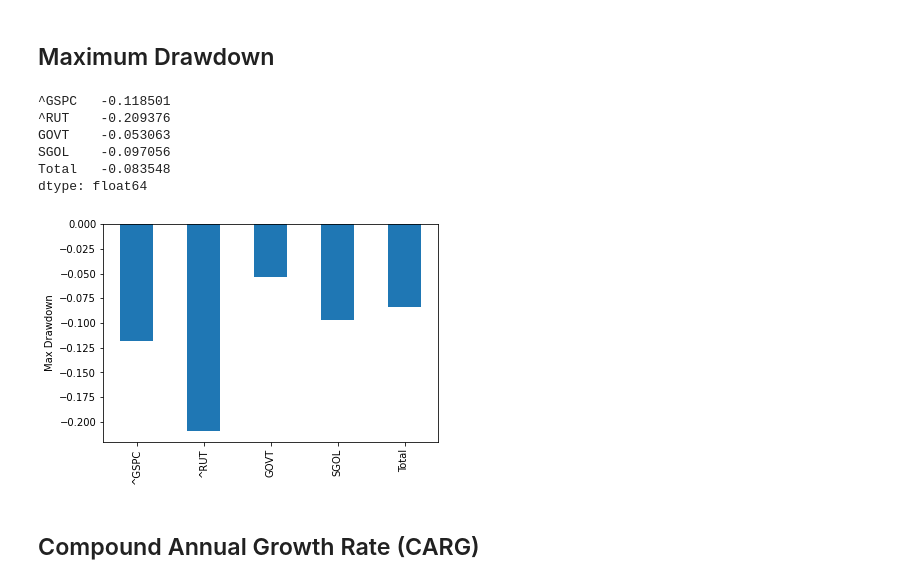
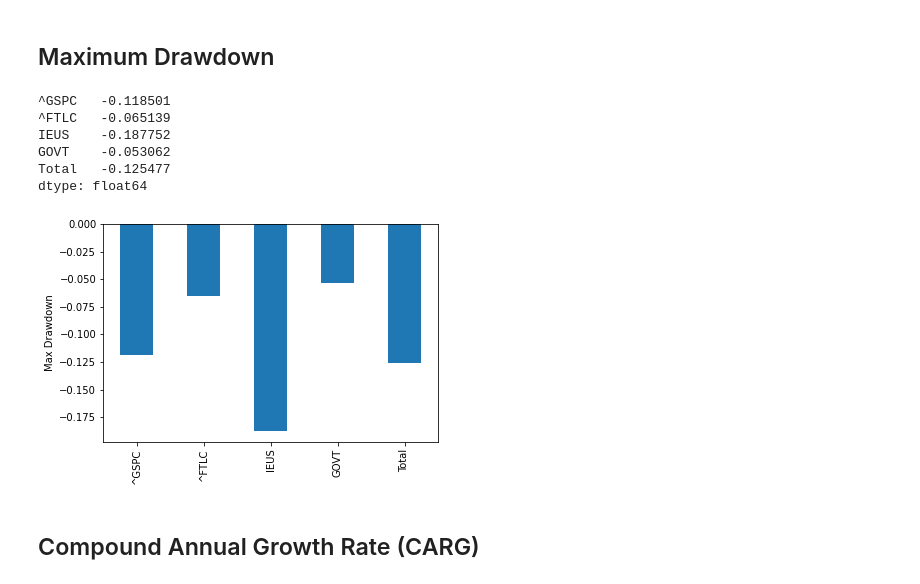
Before and after one commit to Lagher0/FinanceModels, a Jupyter notebook: Hidden_Markov_Model.ipynb, the cells around one changed output. Drawn from its saved outputs; the diff is of its cells as text; code cells hidden in the pictures.

```diff
--- a/Hidden_Markov_Model.ipynb
+++ b/Hidden_Markov_Model.ipynb
@@ -560,25 +557,25 @@ portfolio_vol
 # %%
 def max_drawdown(return_series):
     comp_ret = (return_series+1).cumprod()
     peak = comp_ret.expanding(min_periods=1).max()
     dd = (comp_ret/peak)-1
     return dd.min()
 
 daily_stock_returns = portfolio_test_values.pct_change()
-daily_stock_returns.drop(daily_stock_returns.columns[[1,3,5,6]], axis=1, inplace=True)
+daily_stock_returns.drop(daily_stock_returns.columns[[2,5,6,7]], axis=1, inplace=True)
 daily_stock_returns = daily_stock_returns.dropna()
 max_drawdowns = daily_stock_returns.apply(max_drawdown,axis=0)
 max_drawdowns.plot.bar()
 plt.ylabel('Max Drawdown')
 max_drawdowns
 # %% [output]
 ^GSPC   -0.118501
-^RUT    -0.209376
-GOVT    -0.053063
-SGOL    -0.097056
-Total   -0.083548
+^FTLC   -0.065139
+IEUS    -0.187752
+GOVT    -0.053062
+Total   -0.125477
 dtype: float64
-[figure, old version]
+[figure, new version]
 # %% [markdown]
 ## Compound Annual Growth Rate (CARG)
 # %%
```
Also changed, not shown: parts of 30 cells of this notebook, 10 other files.
